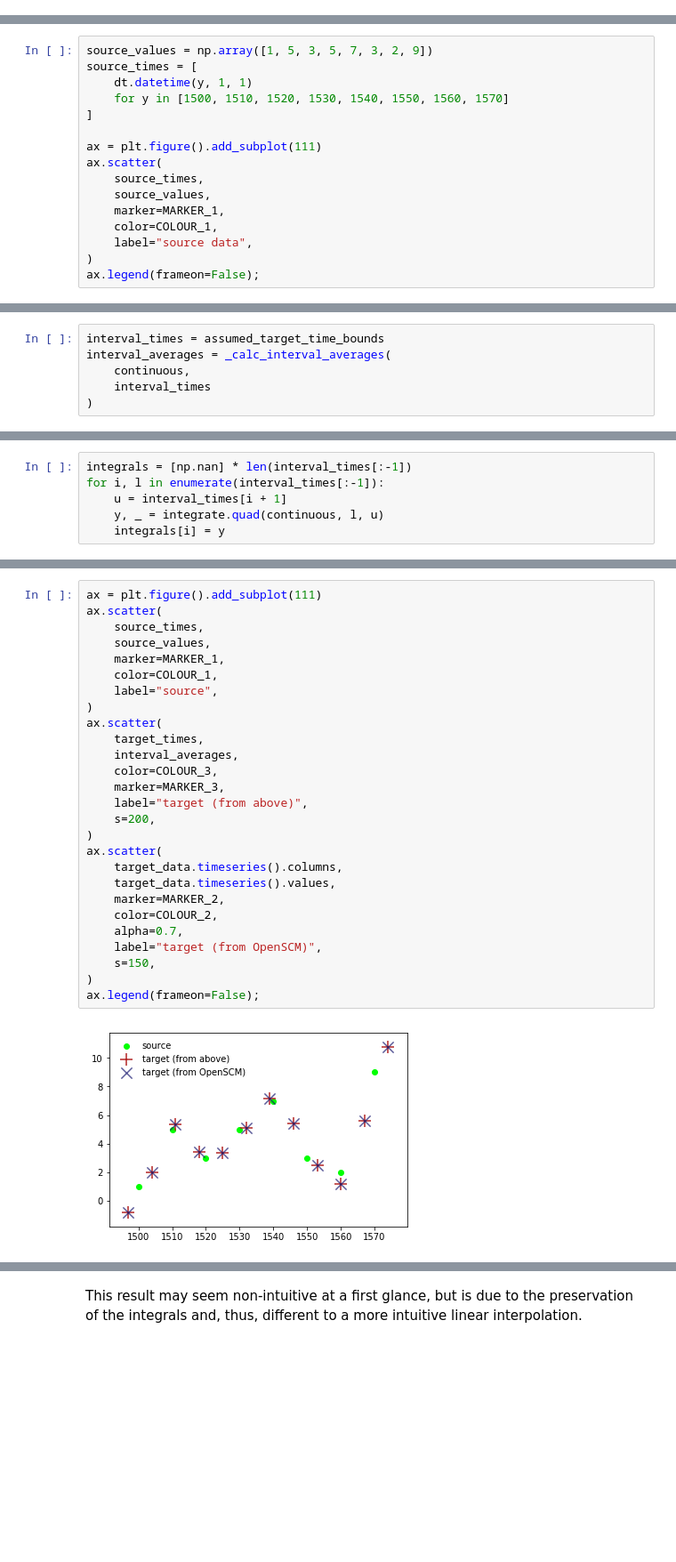
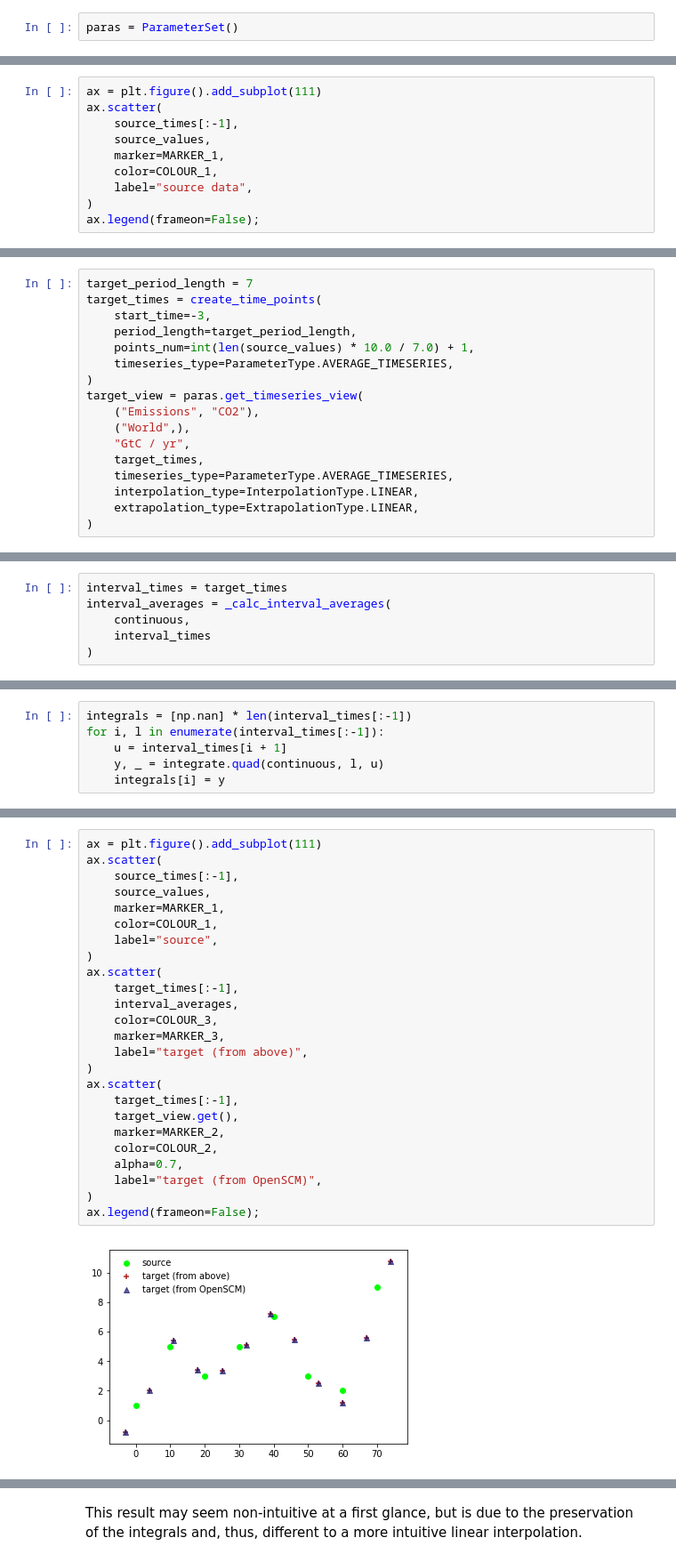
Before and after one commit to openscm/openscm, a Jupyter notebook: notebooks/timeseries-conversion.ipynb, the cells around one changed output, grey strips where cells are left out. Shown at 89% size. Drawn from its saved outputs; the diff is of its cells as text; blank space fills up the shorter version.

```diff
--- a/notebooks/timeseries-conversion.ipynb
+++ b/notebooks/timeseries-conversion.ipynb
@@ -74,3 +59,5 @@ As a reminder, each data value in a 'point' timeseries represents the value of t
+# %%
+paras = ParameterSet()
 # %% [markdown]
 ---
 ## Example 1: Point data without extrapolation
@@ -397,13 +335,7 @@ The most complex case OpenSCM can handle is linear interpolation of data where t
 # %%
-source_values = np.array([1, 5, 3, 5, 7, 3, 2, 9])
-source_times = [
-    dt.datetime(y, 1, 1)
-    for y in [1500, 1510, 1520, 1530, 1540, 1550, 1560, 1570]
-]
-
 ax = plt.figure().add_subplot(111)
 ax.scatter(
-    source_times,
+    source_times[:-1],
     source_values,
     marker=MARKER_1,
     color=COLOUR_1,
@@ -444,3 +349,20 @@ target_times = [
+# %%
+target_period_length = 7
+target_times = create_time_points(
+    start_time=-3,
+    period_length=target_period_length,
+    points_num=int(len(source_values) * 10.0 / 7.0) + 1,
+    timeseries_type=ParameterType.AVERAGE_TIMESERIES,
+)
+target_view = paras.get_timeseries_view(
+    ("Emissions", "CO2"),
+    ("World",),
+    "GtC / yr",
+    target_times,
+    timeseries_type=ParameterType.AVERAGE_TIMESERIES,
+    interpolation_type=InterpolationType.LINEAR,
+    extrapolation_type=ExtrapolationType.LINEAR,
+)
 # %% [markdown]
 ### Conversion
 
@@ -552,5 +414,5 @@ In a second step, we calculate the target values by determining the interval ave
 # %%
-interval_times = assumed_target_time_bounds
+interval_times = target_times
 interval_averages = _calc_interval_averages(
     continuous,
     interval_times
@@ -672,29 +513,27 @@ target_data.timeseries()
 # %%
 ax = plt.figure().add_subplot(111)
 ax.scatter(
-    source_times,
+    source_times[:-1],
     source_values,
     marker=MARKER_1,
     color=COLOUR_1,
     label="source",
 )
 ax.scatter(
-    target_times,
+    target_times[:-1],
     interval_averages,
     color=COLOUR_3,
     marker=MARKER_3,
     label="target (from above)",
-    s=200,
 )
 ax.scatter(
-    target_data.timeseries().columns,
-    target_data.timeseries().values,
+    target_times[:-1],
+    target_view.get(),
     marker=MARKER_2,
     color=COLOUR_2,
     alpha=0.7,
     label="target (from OpenSCM)",
-    s=150,
 )
 ax.legend(frameon=False);
 # %% [output]
-[figure, old version]
+[figure, new version]
```
Also changed, not shown: parts of 70 cells of this notebook, 3 other files.
